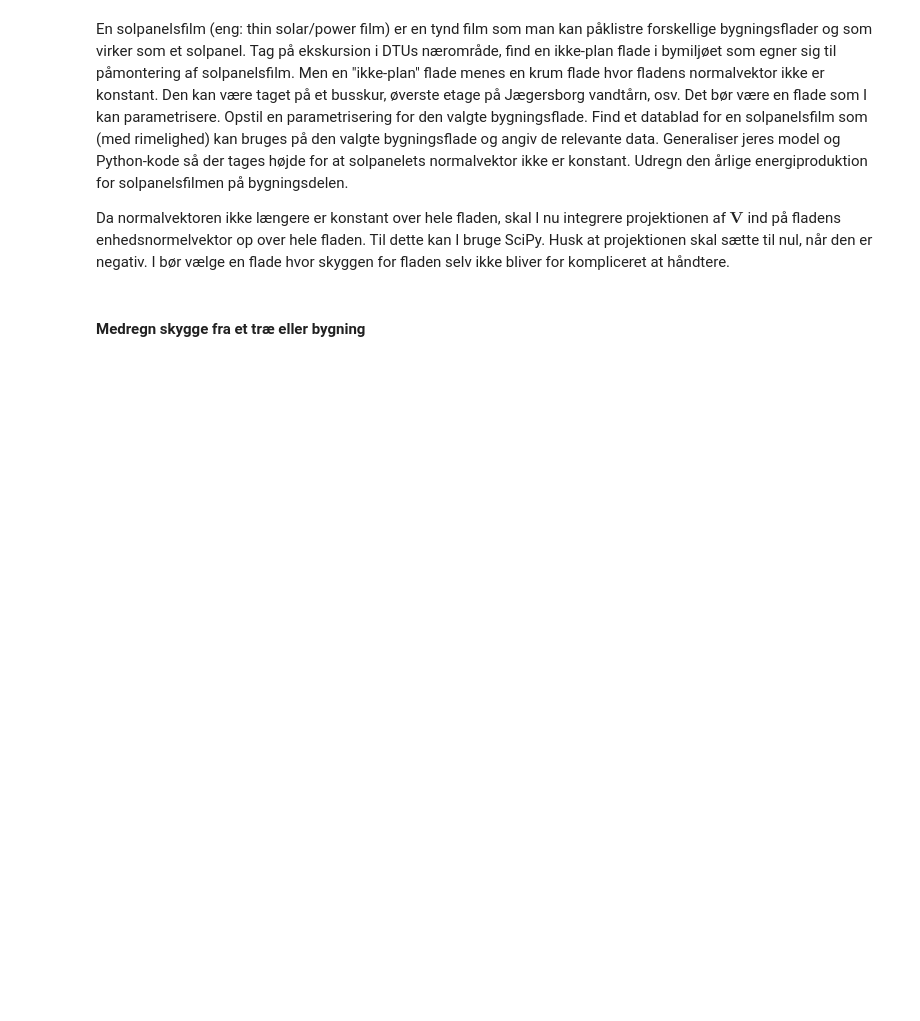
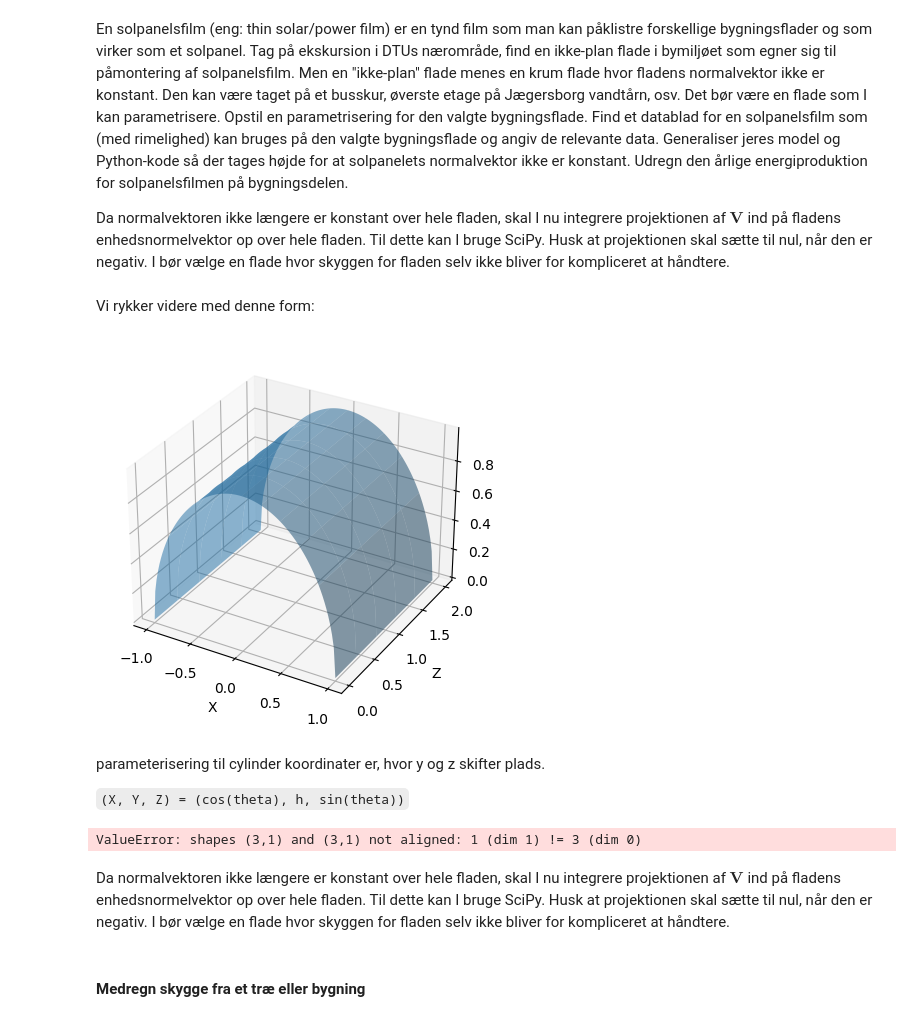
Before and after one commit to GabrielYassine/Solar-Panel-Optimizer, a Jupyter notebook: solpanel_projekt.ipynb, the cells around one changed output. Saved outputs shown, nothing was run; the diff lists cells and outputs as text; code cells hidden in the pictures; blank space fills up the shorter version.

```diff
--- a/solpanel_projekt.ipynb
+++ b/solpanel_projekt.ipynb
@@ -952,6 +955,67 @@ I skal nu vælge at arbejde videre med *mindst en* af følgende udvidelser:
 En solpanelsfilm (eng: thin solar/power film) er en tynd film som man kan påklistre forskellige bygningsflader og som virker som et solpanel. Tag på ekskursion i DTUs nærområde, find en ikke-plan flade i bymiljøet som egner sig til påmontering af solpanelsfilm. Men en "ikke-plan" flade menes en krum flade hvor fladens normalvektor ikke er konstant. Den kan være taget på et busskur, øverste etage på Jægersborg vandtårn, osv. Det bør være en flade som I kan parametrisere. Opstil en parametrisering for den valgte bygningsflade. Find et datablad for en solpanelsfilm som (med rimelighed) kan bruges på den valgte bygningsflade og angiv de relevante data. Generaliser jeres model og Python-kode så der tages højde for at solpanelets normalvektor ikke er konstant. Udregn den årlige energiproduktion for solpanelsfilmen på bygningsdelen.
 
 Da normalvektoren ikke længere er konstant over hele fladen, skal I nu integrere projektionen af $\pmb{V}$ ind på fladens enhedsnormelvektor op over hele fladen. Til dette kan I bruge SciPy. Husk at projektionen skal sætte til nul, når den er negativ. I bør vælge en flade hvor skyggen for fladen selv ikke bliver for kompliceret at håndtere.
+# %% [markdown]
+Vi rykker videre med denne form:
+# %%
+import matplotlib.pyplot as plt
+import numpy as np
+from mpl_toolkits.mplot3d import Axes3D
+
+fig = plt.figure()
+ax = fig.add_subplot(111, projection='3d')
+
+# Cylinder
+x = np.linspace(-1, 1, 100)
+y = np.linspace(0, 2, 100)
+
+Xc, Yc = np.meshgrid(x, y)
+Zc = np.sqrt(1 - Xc**2)
+
+# Draw parameters
+rstride = 20
+cstride = 10
+ax.plot_surface(Xc, Yc, Zc, alpha=0.5, rstride=rstride, cstride=cstride)
+
+ax.set_xlabel("X")
+ax.set_ylabel("Z")
+ax.set_zlabel("Y")
+
+plt.show()
+# %% [output]
+[figure, added]
+# %% [markdown]
+parameterisering til cylinder koordinater er, hvor y og z skifter plads.
+
+`(X, Y, Z) = (cos(theta), h, sin(theta))`
+# %%
+# Define theta
+import numpy as np
+theta = np.linspace(0, np.pi, 1)
+
+# Define the partial derivatives
+d_theta = np.array([-np.sin(theta), np.zeros_like(theta), np.cos(theta)])
+d_h = np.array([np.zeros_like(theta), np.ones_like(theta), np.zeros_like(theta)])
+
+# Compute the normal vector
+normal_vector = np.cross(d_theta.T, d_h.T)
+
+V = S_0 * u_s
+
+# Compute the unit normal vector
+unit_normal_vector = normal_vector / np.linalg.norm(normal_vector, axis=1, keepdims=True)
+
+# Compute the scalar projection of V onto the unit normal vector
+scalar_projection = np.dot(V, unit_normal_vector.T)
+
+# Integrate the scalar projection over the surface using scipy's trapezoidal rule integration
+integral = trapz(scalar_projection, dx=np.pi/100)
+
+print(integral)
+# %% [output]
+ValueError: shapes (3,1) and (3,1) not aligned: 1 (dim 1) != 3 (dim 0)
+# %% [markdown]
+Da normalvektoren ikke længere er konstant over hele fladen, skal I nu integrere projektionen af $\pmb{V}$ ind på fladens enhedsnormelvektor op over hele fladen. Til dette kan I bruge SciPy. Husk at projektionen skal sætte til nul, når den er negativ. I bør vælge en flade hvor skyggen for fladen selv ikke bliver for kompliceret at håndtere.
 # %% [markdown]
 #### Medregn skygge fra et træ eller bygning
 # %% [markdown]
```
Also changed, not shown: parts of 2 cells of this notebook.
